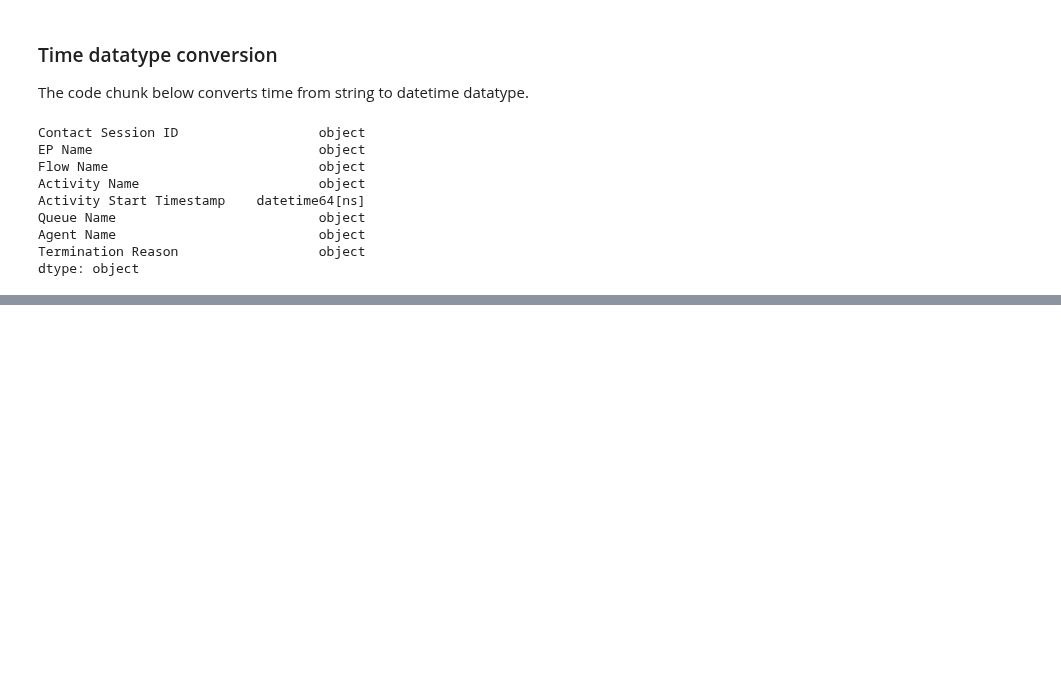
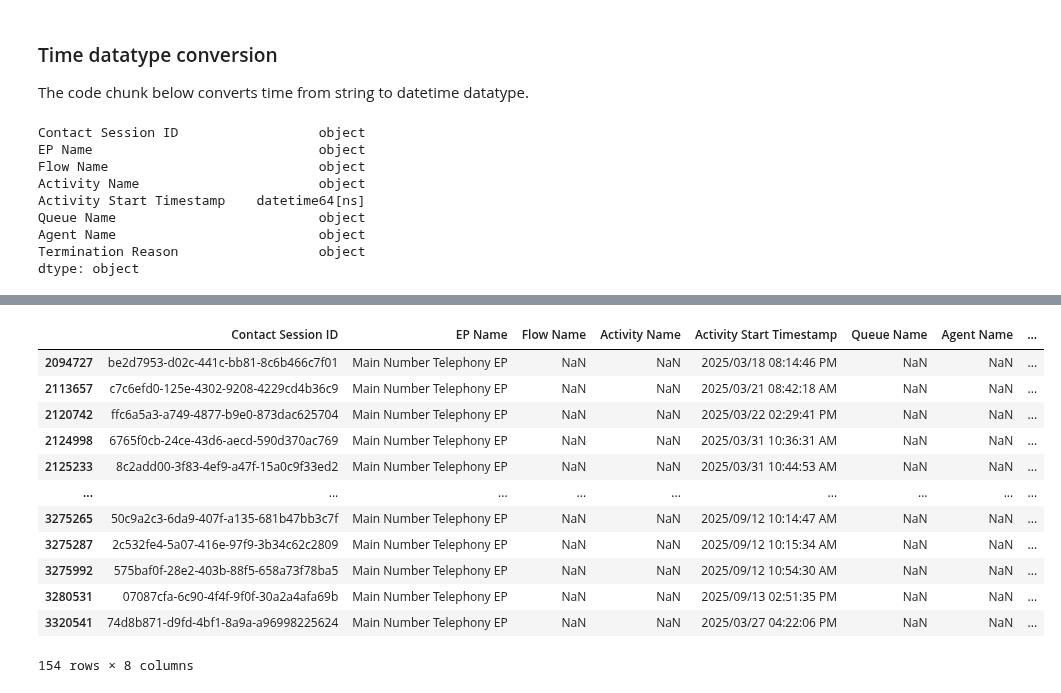
Before and after one commit to arvindkrishna87/STAT390_LegalAid_Fall2025, a Jupyter notebook: Code/Call outcome analysis/Consistency_Check_CallOutcome_Nov17_Derwent.ipynb, the cells around one changed output, grey strips where cells are left out. Drawn from its saved outputs; the diff is of its cells as text; code cells hidden in the pictures; blank space fills up the shorter version.

```diff
--- a/Code/Call outcome analysis/Consistency_Check_CallOutcome_Nov17_Derwent.ipynb
+++ b/Code/Call outcome analysis/Consistency_Check_CallOutcome_Nov17_Derwent.ipynb
@@ -96,0 +179,17 @@ df_main["date"] = pd.to_datetime(df_main["date"])
+# %%
+no_answer = df_main[df_main['Contact Session ID'].isin(lang_journey[lang_journey['Termination Reason'] == "System Error"]['Contact Session ID'])]
+no_answer.groupby("Contact Session ID").tail(1)
+# %% [output]
+|  | Contact Session ID | EP Name | Flow Name | Activity Name | Activity Start Timestamp | Queue Name | Agent Name | ... |
+| 2094727 | be2d7953-d02c-441c-bb81-8c6b466c7f01 | Main Number Telephony EP | NaN | NaN | 2025/03/18 08:14:46 PM | NaN | NaN | ... |
+| 2113657 | c7c6efd0-125e-4302-9208-4229cd4b36c9 | Main Number Telephony EP | NaN | NaN | 2025/03/21 08:42:18 AM | NaN | NaN | ... |
+| 2120742 | ffc6a5a3-a749-4877-b9e0-873dac625704 | Main Number Telephony EP | NaN | NaN | 2025/03/22 02:29:41 PM | NaN | NaN | ... |
+| 2124998 | 6765f0cb-24ce-43d6-aecd-590d370ac769 | Main Number Telephony EP | NaN | NaN | 2025/03/31 10:36:31 AM | NaN | NaN | ... |
+| 2125233 | 8c2add00-3f83-4ef9-a47f-15a0c9f33ed2 | Main Number Telephony EP | NaN | NaN | 2025/03/31 10:44:53 AM | NaN | NaN | ... |
+| ... | ... | ... | ... | ... | ... | ... | ... | ... |
+| 3275265 | 50c9a2c3-6da9-407f-a135-681b47bb3c7f | Main Number Telephony EP | NaN | NaN | 2025/09/12 10:14:47 AM | NaN | NaN | ... |
+| 3275287 | 2c532fe4-5a07-416e-97f9-3b34c62c2809 | Main Number Telephony EP | NaN | NaN | 2025/09/12 10:15:34 AM | NaN | NaN | ... |
+| 3275992 | 575baf0f-28e2-403b-88f5-658a73f78ba5 | Main Number Telephony EP | NaN | NaN | 2025/09/12 10:54:30 AM | NaN | NaN | ... |
+| 3280531 | 07087cfa-6c90-4f4f-9f0f-30a2a4afa69b | Main Number Telephony EP | NaN | NaN | 2025/09/13 02:51:35 PM | NaN | NaN | ... |
+| 3320541 | 74d8b871-d9fd-4bf1-8a9a-a96998225624 | Main Number Telephony EP | NaN | NaN | 2025/03/27 04:22:06 PM | NaN | NaN | ... |
+154 rows × 8 columns
```
Also changed, not shown: parts of 14 cells of this notebook.
